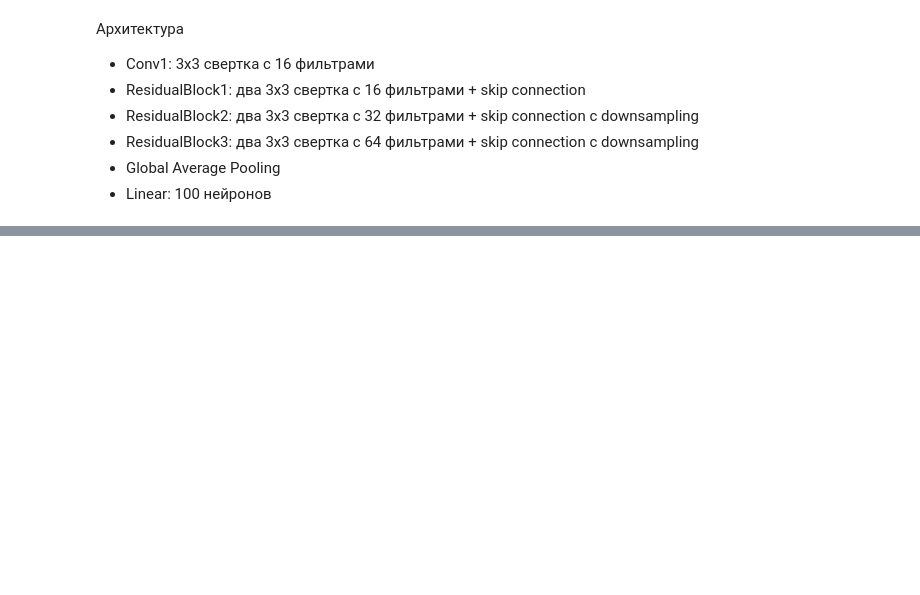
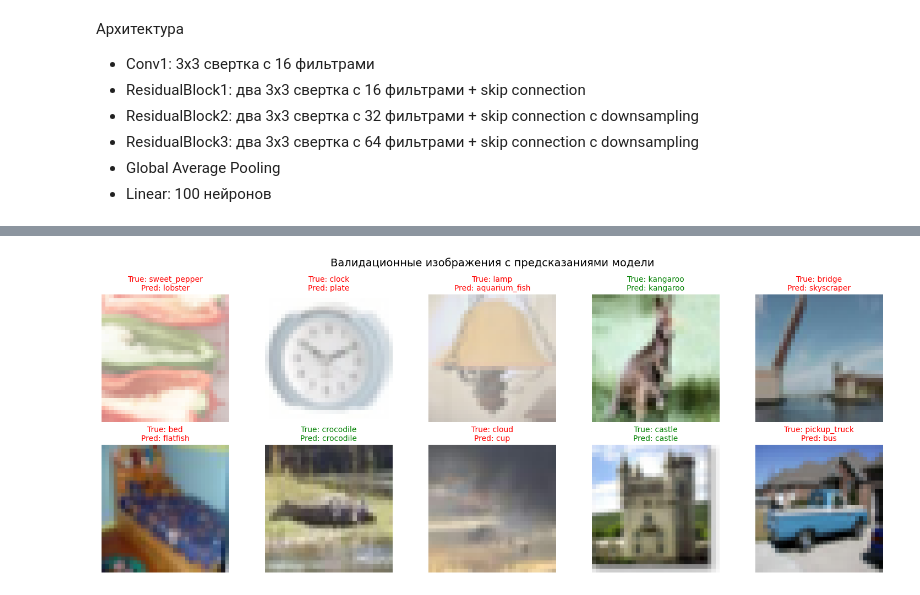
Before and after one commit to altUSER/cv, a Jupyter notebook: 3/Задание_3_Residual_Connection.ipynb, the cells around one changed output, grey strips where cells are left out. Drawn from its saved outputs; the diff is of its cells as text; code cells hidden in the pictures; blank space fills up the shorter version.

```diff
--- a/3/Задание_3_Residual_Connection.ipynb
+++ b/3/Задание_3_Residual_Connection.ipynb
@@ -948,0 +697,16 @@ testset.classes
+# %%
+download_dir = "./datasetcfr100"
+
+import torch
+from torchvision import datasets
+from torchvision import transforms
+
+
+
+transform = transforms.Compose([transforms.ToTensor()])
+
+# Скачиваем обучающую выборку.
+train_data = datasets.CIFAR100(root=download_dir, download=True, train=True, transform=transform)
+
+# Скачиваем валидационную выборку.
+val_data = datasets.CIFAR100(root=download_dir, download=True, train=False, transform=transform)
@@ -948,0 +908,82 @@ testset.classes
+# %%
+import matplotlib.pyplot as plt
+import numpy as np
+import torch
+
+# Функция для денормализации изображения
+def denormalize(tensor, mean=[0.5, 0.5, 0.5], std=[0.5, 0.5, 0.5]):
+    """Денормализует тензор изображения"""
+    tensor = tensor.clone()
+    for t, m, s in zip(tensor, mean, std):
+        t.mul_(s).add_(m)  # t = t * s + m
+    return tensor
+
+# Получаем названия классов CIFAR-100
+classes = train_data.classes
+
+# Переводим модель в режим оценки
+model.eval()
+
+# Берем батч из валидационного загрузчика
+data_iter = iter(val_loader)
+images, labels = next(data_iter)
+
+# Собираем 10 изображений
+all_images = []
+all_labels = []
+while len(all_images) < 10:
+    batch_images, batch_labels = next(data_iter)
+    all_images.append(batch_images)
+    all_labels.append(batch_labels)
+
+images = torch.cat(all_images, dim=0)[:10]
+labels = torch.cat(all_labels, dim=0)[:10]
+
+# Переносим на устройство
+images = images.to(device)
+labels = labels.to(device)
+
+# Получаем предсказания модели
+with torch.no_grad():
+    outputs = model(images)
+    _, predicted = torch.max(outputs, 1)
+
+# Переводим тензоры на CPU и денормализуем изображения
+images = images.cpu()
+labels = labels.cpu()
+predicted = predicted.cpu()
+
+# Денормализуем изображения для отображения
+images = denormalize(images)
+
+# Создаем график
+fig, axes = plt.subplots(2, 5, figsize=(15, 6))
+axes = axes.ravel()
+
+for i in range(10):
+    # Преобразуем тензор в numpy array и меняем порядок осей
+    img = images[i].numpy()
+    img = np.transpose(img, (1, 2, 0))
+    img = np.clip(img, 0, 1)
+
+    # Отображаем изображение
+    axes[i].imshow(img)
+
+    # Определяем цвет текста
+    color = 'green' if labels[i] == predicted[i] else 'red'
+
+    # Создаем подпись
+    true_label = classes[labels[i]]
+    pred_label = classes[predicted[i]]
+    axes[i].set_title(f'True: {true_label}\nPred: {pred_label}', color=color, fontsize=10)
+    axes[i].axis('off')
+
+plt.suptitle('Валидационные изображения с предсказаниями модели', fontsize=14)
+plt.tight_layout()
+plt.show()
+
+# Выводим статистику
+correct = (labels == predicted).sum().item()
+print(f"Правильно классифицировано: {correct}/10 ({correct/10*100:.1f}%)")
+# %% [output]
+[figure, added]
```
Also changed, not shown: parts of 18 cells of this notebook.
